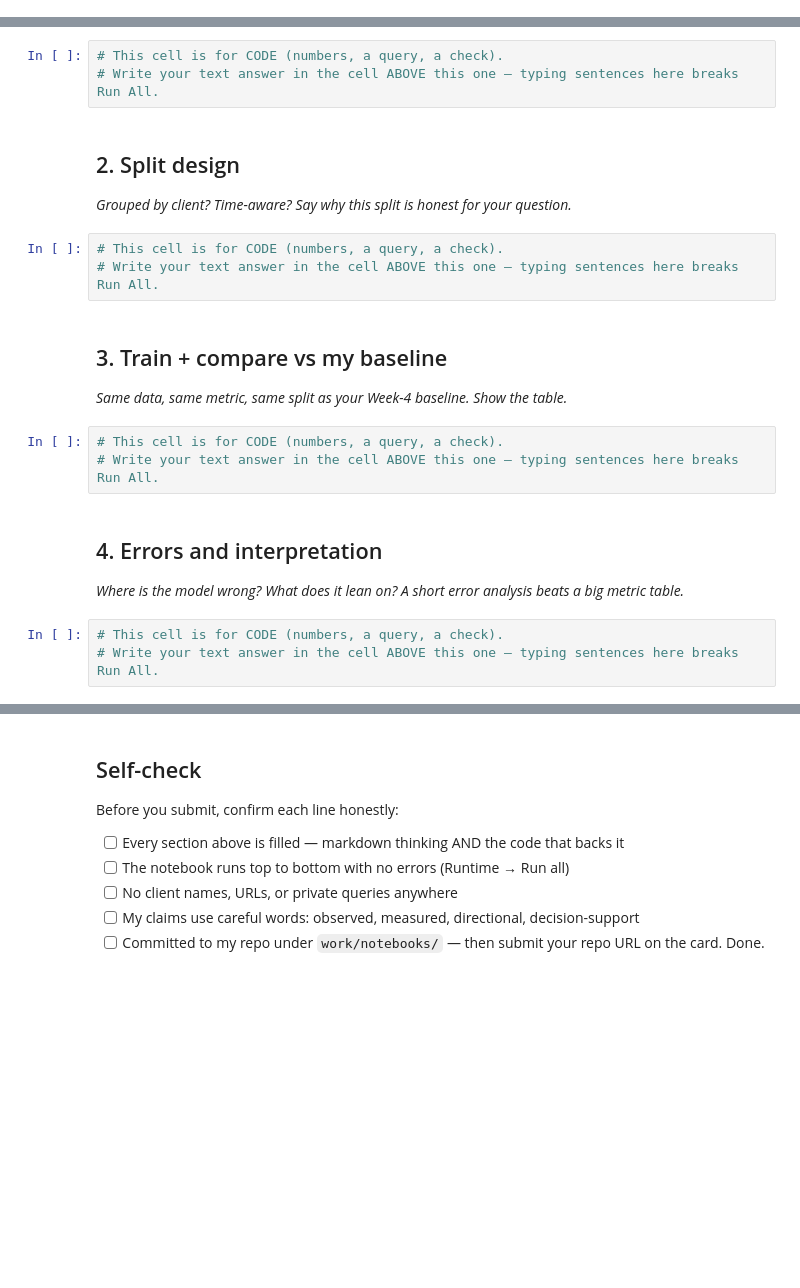
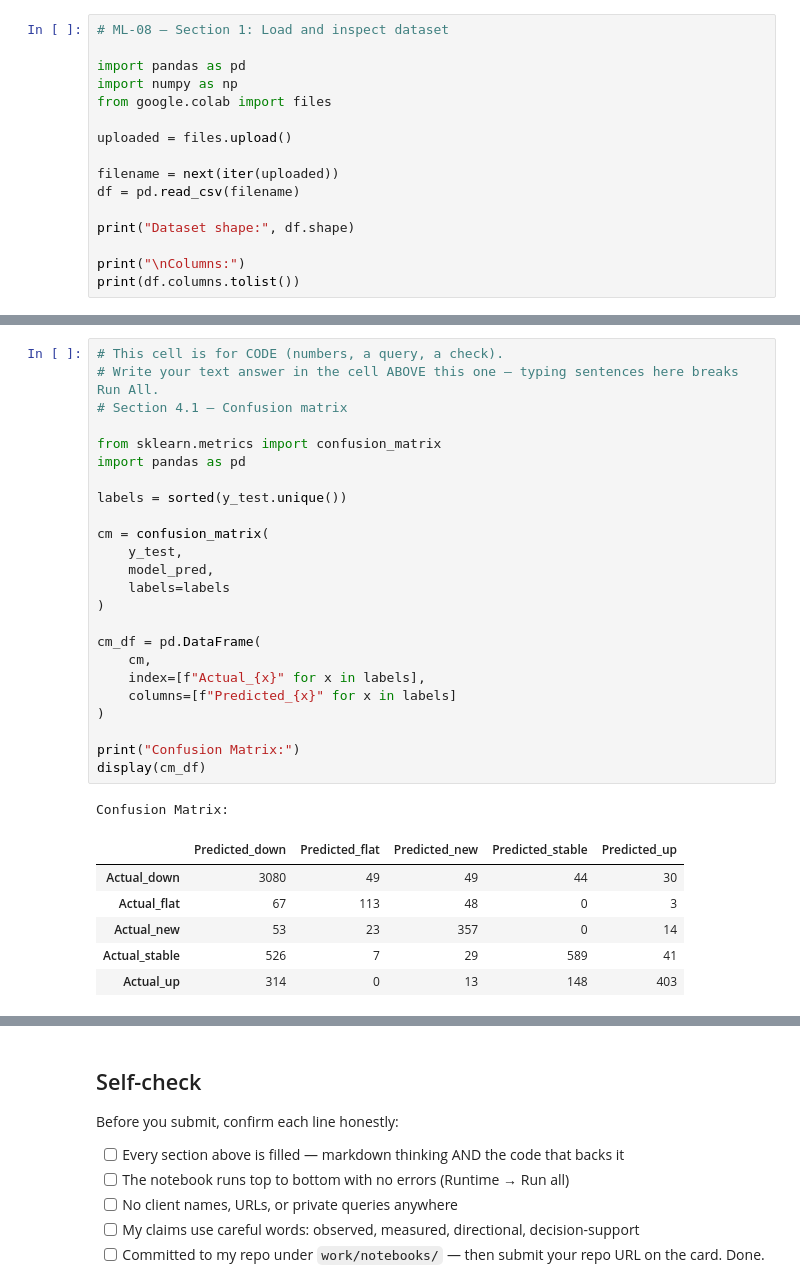
Before and after one commit to HarshiniChebrolu/Flyrank-ml-internship, a Jupyter notebook: work/notebooks/w05_model.ipynb, the cells around one changed output, grey strips where cells are left out. Saved outputs shown, nothing was run; the diff lists cells and outputs as text; blank space fills up the shorter version.

```diff
--- a/work/notebooks/w05_model.ipynb
+++ b/work/notebooks/w05_model.ipynb
@@ -12,0 +17,16 @@ This skeleton is yours to fill. Work the sections **in order** — each one has
+# %%
+# ML-08 — Section 1: Load and inspect dataset
+
+import pandas as pd
+import numpy as np
+from google.colab import files
+
+uploaded = files.upload()
+
+filename = next(iter(uploaded))
+df = pd.read_csv(filename)
+
+print("Dataset shape:", df.shape)
+
+print("\nColumns:")
+print(df.columns.tolist())
@@ -13,24 +376,32 @@ This skeleton is yours to fill. Work the sections **in order** — each one has
 # %%
 # This cell is for CODE (numbers, a query, a check).
 # Write your text answer in the cell ABOVE this one — typing sentences here breaks Run All.
+# Section 4.1 — Confusion matrix
+
+from sklearn.metrics import confusion_matrix
+import pandas as pd
+
+labels = sorted(y_test.unique())
+
+cm = confusion_matrix(
+    y_test,
+    model_pred,
+    labels=labels
+)
+
+cm_df = pd.DataFrame(
+    cm,
+    index=[f"Actual_{x}" for x in labels],
+    columns=[f"Predicted_{x}" for x in labels]
+)
+
+print("Confusion Matrix:")
+display(cm_df)
+# %% [output]
+Confusion Matrix:
+|  | Predicted_down | Predicted_flat | Predicted_new | Predicted_stable | Predicted_up |
+| Actual_down | 3080 | 49 | 49 | 44 | 30 |
+| Actual_flat | 67 | 113 | 48 | 0 | 3 |
+| Actual_new | 53 | 23 | 357 | 0 | 14 |
+| Actual_stable | 526 | 7 | 29 | 589 | 41 |
+| Actual_up | 314 | 0 | 13 | 148 | 403 |
-# %% [markdown]
-## 2. Split design
-
-*Grouped by client? Time-aware? Say why this split is honest for your question.*
-# %%
-# This cell is for CODE (numbers, a query, a check).
-# Write your text answer in the cell ABOVE this one — typing sentences here breaks Run All.
-# %% [markdown]
-## 3. Train + compare vs my baseline
-
-*Same data, same metric, same split as your Week-4 baseline. Show the table.*
-# %%
-# This cell is for CODE (numbers, a query, a check).
-# Write your text answer in the cell ABOVE this one — typing sentences here breaks Run All.
-# %% [markdown]
-## 4. Errors and interpretation
-
-*Where is the model wrong? What does it lean on? A short error analysis beats a big metric table.*
-# %%
-# This cell is for CODE (numbers, a query, a check).
-# Write your text answer in the cell ABOVE this one — typing sentences here breaks Run All.
```
Also changed, not shown: parts of 20 cells of this notebook.
